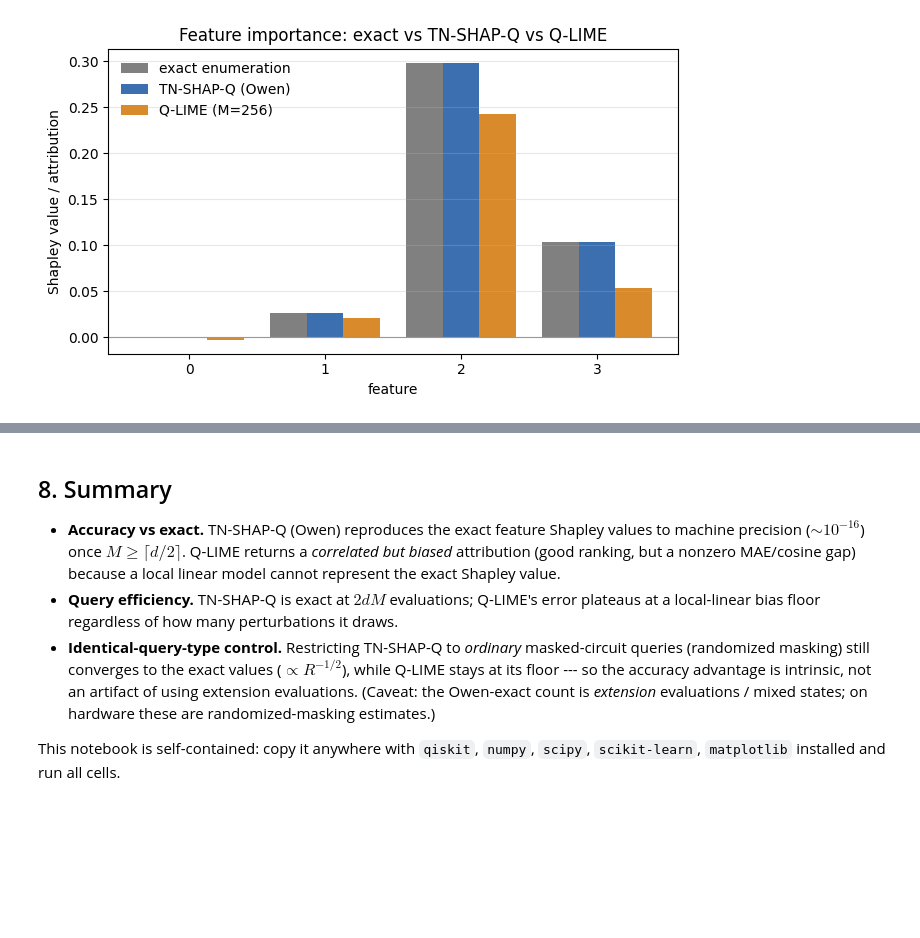
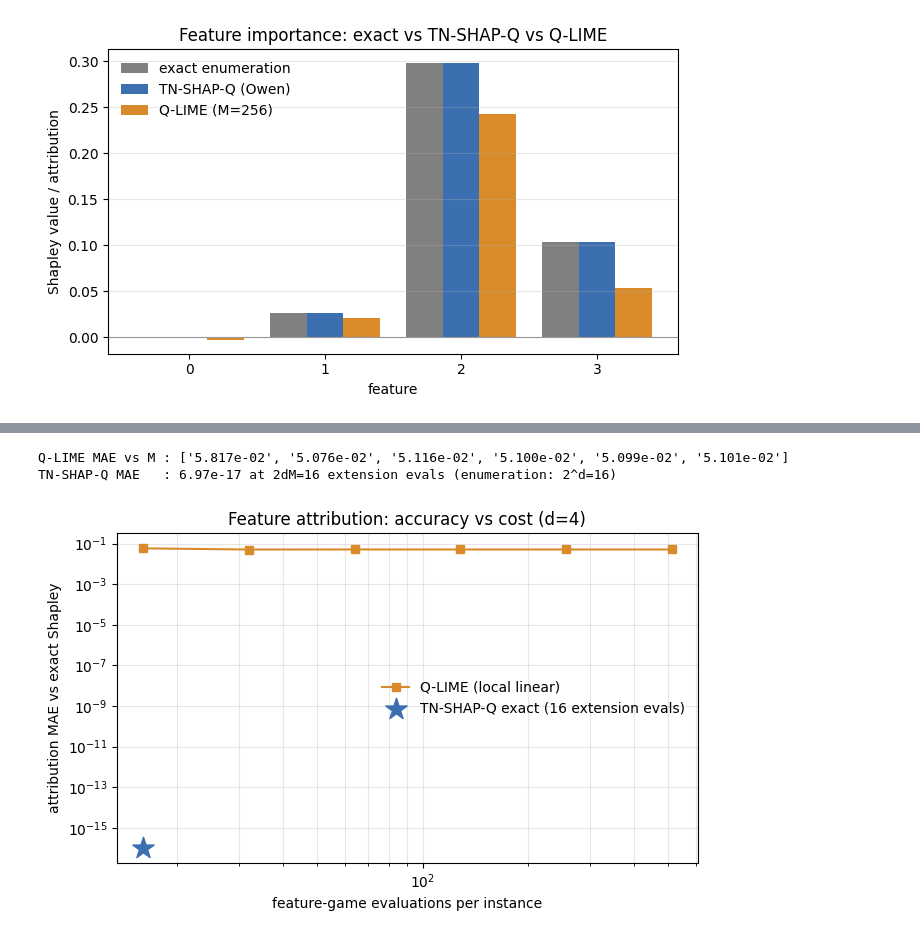
Before and after one commit to farzana0/TN-SHAP-Q-demo, a Jupyter notebook: qlime_vs_tnshapq_features.ipynb, the cells around one changed output, grey strips where cells are left out. Cells and saved outputs as stored; diff of their text form; code cells hidden in the pictures; blank space fills up the shorter version.

```diff
--- a/qlime_vs_tnshapq_features.ipynb
+++ b/qlime_vs_tnshapq_features.ipynb
@@ -80,13 +76,12 @@ QNN defined
 # %%
-iris = load_iris(); m = iris.target < 2
+iris = load_iris(); msk = iris.target < 2
 D = 4
-Xf = MinMaxScaler((0, np.pi)).fit_transform(iris.data[m][:, :D])
-yf = iris.target[m].astype(float)
+Xf = MinMaxScaler((0, np.pi)).fit_transform(iris.data[msk][:, :D])
+yf = iris.target[msk].astype(float)
 qnn = QNN(n_features=D, n_layers=2, seed=0).fit(Xf, yf, epochs=80, lr=0.15, batch=32, seed=0)
 acc = float(np.mean((qnn.predict(Xf) > 0.5) == yf))
 baseline = Xf.mean(0)
-rng0 = np.random.default_rng(123)
-cohort = [(int(i), Xf[i]) for i in rng0.choice(len(Xf), size=4, replace=False)]
+cohort = [(int(i), Xf[i]) for i in np.random.default_rng(123).choice(len(Xf), size=4, replace=False)]
 print(f"d={D} features, train accuracy = {acc:.3f}")
 print("baseline (feature means):", np.round(baseline, 3))
 print("instances:", [i for i, _ in cohort])
@@ -145,7 +140,7 @@ def owen_feature_shapley(qnn, x, baseline, M):
     nodes, wts = np.polynomial.legendre.leggauss(M); t = 0.5*(nodes+1); w = 0.5*wts
     U = layers_U(qnn); Ud = U.conj().T; Z0 = Operator(qnn.Z0).data
     rw = [rho(baseline[j]) for j in range(n)]; dr = [rho(x[j]) - rho(baseline[j]) for j in range(n)]
-    def P1(ops):
+    def F(ops):  # extension value: per-feature input interpolated by its coordinate
         R = kron_q(ops); return 0.5*(1 - float(np.real(np.trace(Z0 @ (U @ R @ Ud)))))
     phi = np.zeros(n)
     for i in range(n):
@@ -154,15 +149,14 @@ def owen_feature_shapley(qnn, x, baseline, M):
             others = [rw[j] + tm*dr[j] for j in range(n)]
             on = [(rw[j] + dr[j]) if j == i else others[j] for j in range(n)]
             off = [rw[j] if j == i else others[j] for j in range(n)]
-            acc += wm*(P1(on) - P1(off))
+            acc += wm*(F(on) - F(off))
         phi[i] = acc
     return phi, 2*n*M
 
-# exactness threshold + agreement with enumeration
 for M in (1, 2, 4):
     err = max(np.max(np.abs(owen_feature_shapley(qnn, x, baseline, M)[0] - phi_exact[k]))
               for k, (_, x) in enumerate(cohort))
-    print(f"Owen M={M} (2dM={2*D*M:2d} extension evals): max|Owen - exact| over cohort = {err:.2e}")
+    print(f"Owen M={M} (2dM={2*D*M:2d} evals): max|Owen - exact| over cohort = {err:.2e}")
 phi_owen = [owen_feature_shapley(qnn, x, baseline, 2)[0] for _, x in cohort]
 print("-> M=1 inexact, M>=ceil(d/2)=2 reaches machine precision")
 # %% [output]
@@ -185,9 +179,7 @@ def qlime(qnn, x, baseline, M, rng, kernel_width=0.35, lam=1e-3):
     A = np.hstack([np.ones((M, 1)), Z]); reg = lam*np.eye(n+1); reg[0, 0] = 0.0
     beta = np.linalg.solve(A.T @ (wk[:, None]*A) + reg, A.T @ (wk*y))
     return beta[1:], M
-
-bq, _ = qlime(qnn, cohort[0][1], baseline, 256, np.random.default_rng(0))
-print("Q-LIME beta (instance 0, M=256):", bq)
+print("Q-LIME beta (instance 0, M=256):", qlime(qnn, cohort[0][1], baseline, 256, np.random.default_rng(0))[0])
 # %% [output]
 Q-LIME beta (instance 0, M=256): [-0.0028  0.0214  0.2424  0.054 ]
 # %% [markdown]
@@ -306,17 +229,29 @@ Owen-exact MAE     : 6.97e-17 at 2dM=16 extension evals
-# %% [markdown]
-## 8. Summary
-
-* **Accuracy vs exact.** TN-SHAP-Q (Owen) reproduces the exact feature Shapley values to machine
-  precision ($\sim10^{-16}$) once $M\ge\lceil d/2\rceil$. Q-LIME returns a *correlated but biased*
-  attribution (good ranking, but a nonzero MAE/cosine gap) because a local linear model cannot
-  represent the exact Shapley value.
-* **Query efficiency.** TN-SHAP-Q is exact at $2dM$ evaluations; Q-LIME's error plateaus at a
-  local-linear bias floor regardless of how many perturbations it draws.
-* **Identical-query-type control.** Restricting TN-SHAP-Q to *ordinary* masked-circuit queries
-  (randomized masking) still converges to the exact values ($\propto R^{-1/2}$), while Q-LIME stays at
-  its floor --- so the accuracy advantage is intrinsic, not an artifact of using extension
-  evaluations. (Caveat: the Owen-exact count is *extension* evaluations / mixed states; on hardware
-  these are randomized-masking estimates.)
-
-This notebook is self-contained: copy it anywhere with `qiskit`, `numpy`, `scipy`, `scikit-learn`,
-`matplotlib` installed and run all cells.
+# %%
+M_QLIME = [16, 32, 64, 128, 256, 512]; SEEDS = 5
+ql_q, ql_mae = [], []
+for M in M_QLIME:
+    maes = []
+    for s in range(SEEDS):
+        rng = np.random.default_rng(100 + 7*M + s)
+        for k, (_, x) in enumerate(cohort):
+            b, _ = qlime(qnn, x, baseline, M, rng); maes.append(np.mean(np.abs(b - phi_exact[k])))
+    ql_q.append(M); ql_mae.append(float(np.mean(maes)))
+owen_mae = float(np.mean([np.mean(np.abs(phi_owen[k] - phi_exact[k])) for k in range(len(cohort))]))
+print("Q-LIME MAE vs M :", [f'{v:.3e}' for v in ql_mae])
+print(f"TN-SHAP-Q MAE   : {owen_mae:.2e} at 2dM={2*D*2} extension evals (enumeration: 2^d={1<<D})")
+
+fig, ax = plt.subplots(figsize=(6.8, 4.3))
+ax.plot(ql_q, [max(v, 1e-16) for v in ql_mae], "s-", color="#d98b2b", label="Q-LIME (local linear)")
+ax.scatter([2*D*2], [max(owen_mae, 1e-16)], marker="*", s=260, color="#3b6fb0", zorder=5,
+           label=f"TN-SHAP-Q exact ({2*D*2} extension evals)")
+ax.set_xscale("log"); ax.set_yscale("log")
+ax.set_xlabel("feature-game evaluations per instance")
+ax.set_ylabel("attribution MAE vs exact Shapley")
+ax.set_title(f"Feature attribution: accuracy vs cost (d={D})")
+ax.grid(alpha=0.3, which="both"); ax.legend(frameon=False, loc="center right"); fig.tight_layout()
+fig.savefig("qlime_vs_tnshapq_query_efficiency.pdf", bbox_inches="tight")
+fig.savefig("qlime_vs_tnshapq_query_efficiency.png", dpi=150, bbox_inches="tight"); plt.show()
+# %% [output]
+Q-LIME MAE vs M : ['5.817e-02', '5.076e-02', '5.116e-02', '5.100e-02', '5.099e-02', '5.101e-02']
+TN-SHAP-Q MAE   : 6.97e-17 at 2dM=16 extension evals (enumeration: 2^d=16)
+[figure, added]
```
Also changed, not shown: parts of 12 cells of this notebook, 8 other files.
